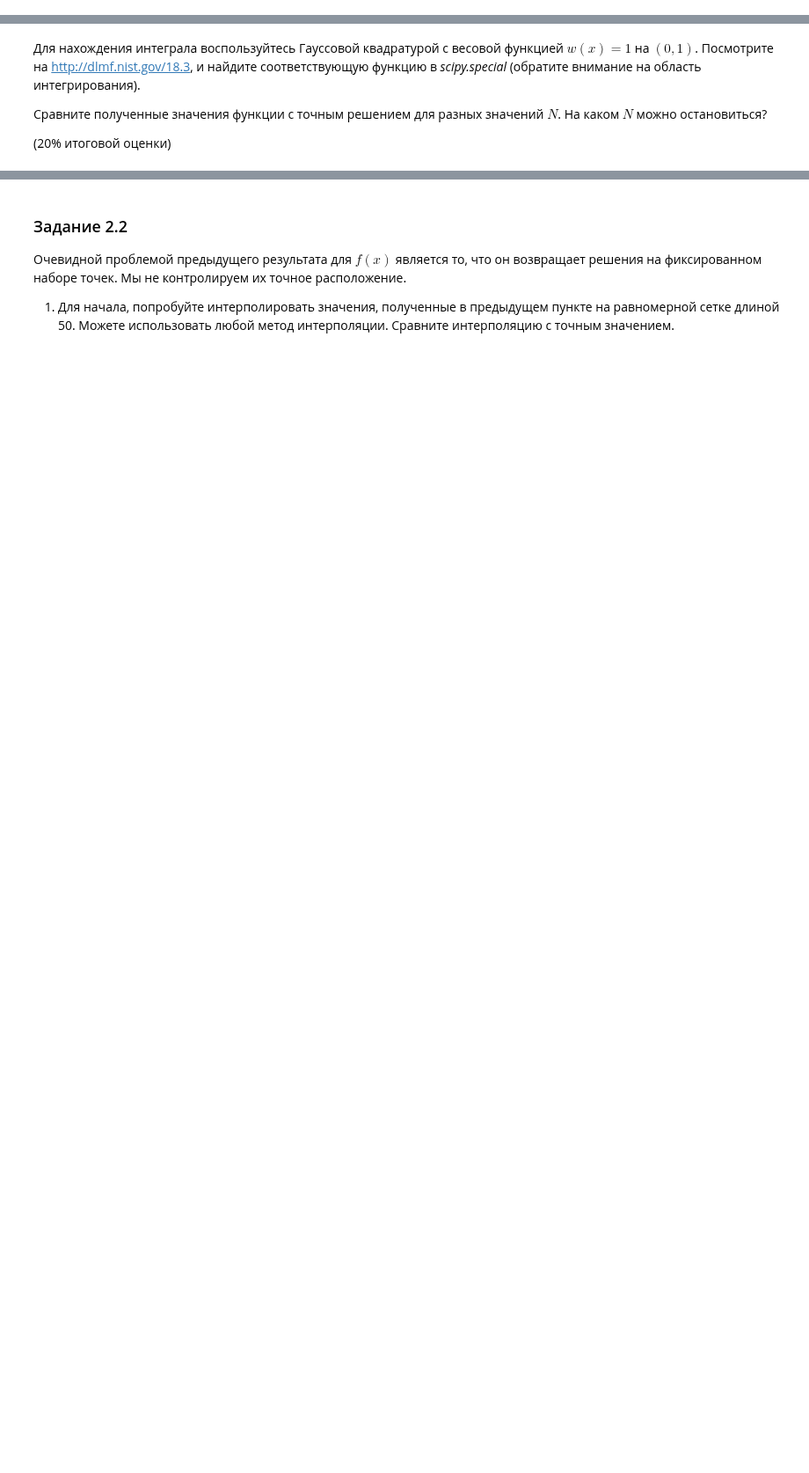
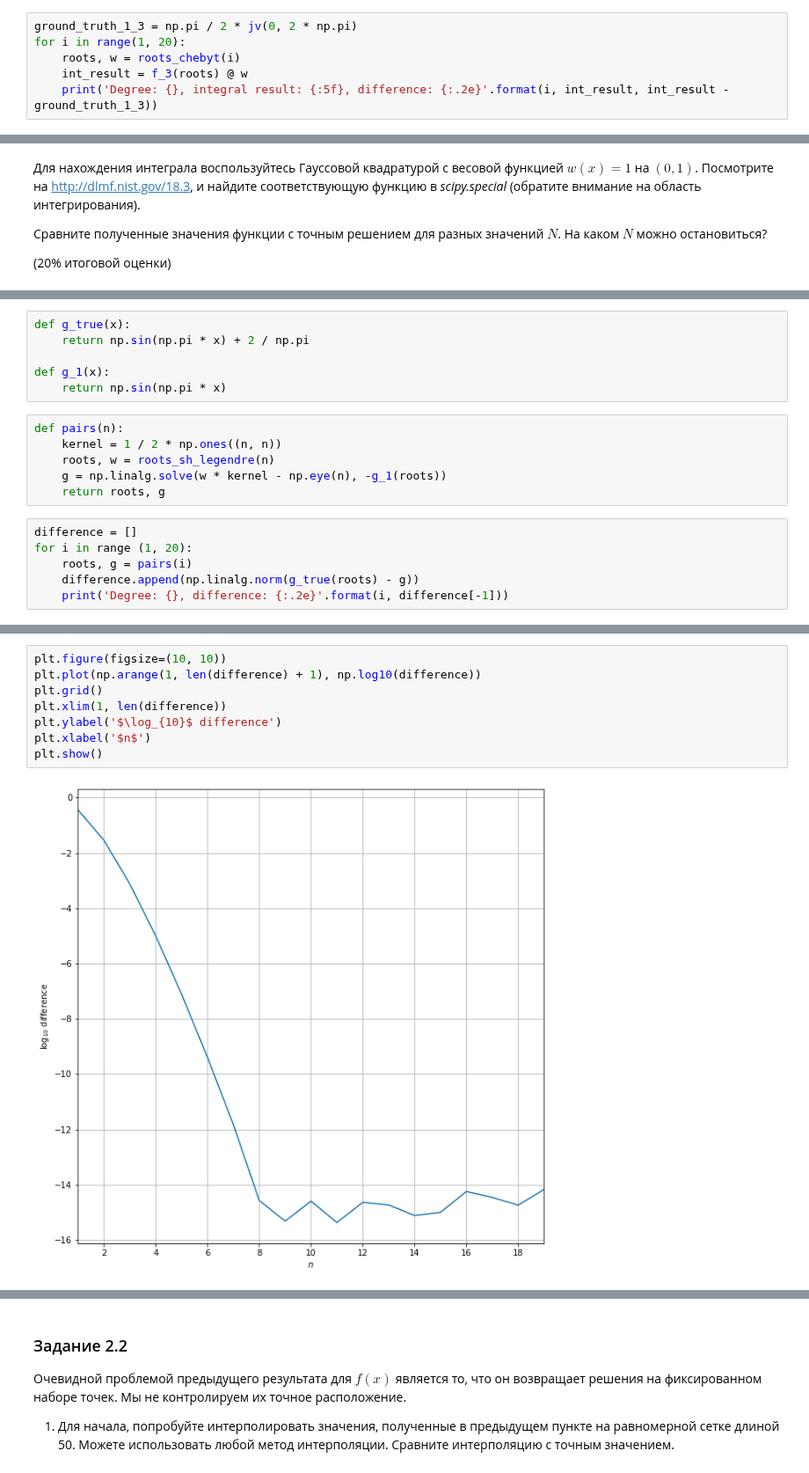
Before and after one commit to ev-br/CP2020, a Jupyter notebook: week_8_Advanced_Integrals.ipynb, the cells around one changed output, grey strips where cells are left out. Shown at 88% size. Drawn from its saved outputs; the diff is of its cells as text; blank space fills up the shorter version.

```diff
--- a/week_8_Advanced_Integrals.ipynb
+++ b/week_8_Advanced_Integrals.ipynb
@@ -69,0 +144,6 @@ $$
+# %%
+ground_truth_1_3 = np.pi / 2 * jv(0, 2 * np.pi)
+for i in range(1, 20):
+    roots, w = roots_chebyt(i)
+    int_result = f_3(roots) @ w
+    print('Degree: {}, integral result: {:5f}, difference: {:.2e}'.format(i, int_result, int_result - ground_truth_1_3))
@@ -136,0 +237,18 @@ $$
+# %%
+def g_true(x):
+    return np.sin(np.pi * x) + 2 / np.pi
+
+def g_1(x):
+    return np.sin(np.pi * x)
+# %%
+def pairs(n):
+    kernel = 1 / 2 * np.ones((n, n))
+    roots, w = roots_sh_legendre(n)
+    g = np.linalg.solve(w * kernel - np.eye(n), -g_1(roots))
+    return roots, g
+# %%
+difference = []
+for i in range (1, 20):
+    roots, g = pairs(i)
+    difference.append(np.linalg.norm(g_true(roots) - g))
+    print('Degree: {}, difference: {:.2e}'.format(i, difference[-1]))
@@ -136,0 +275,10 @@ $$
+# %%
+plt.figure(figsize=(10, 10))
+plt.plot(np.arange(1, len(difference) + 1), np.log10(difference))
+plt.grid()
+plt.xlim(1, len(difference))
+plt.ylabel('$\log_{10}$ difference')
+plt.xlabel('$n$')
+plt.show()
+# %% [output]
+[figure, added]
```
Also changed, not shown: parts of 43 cells of this notebook, 1 other file.
